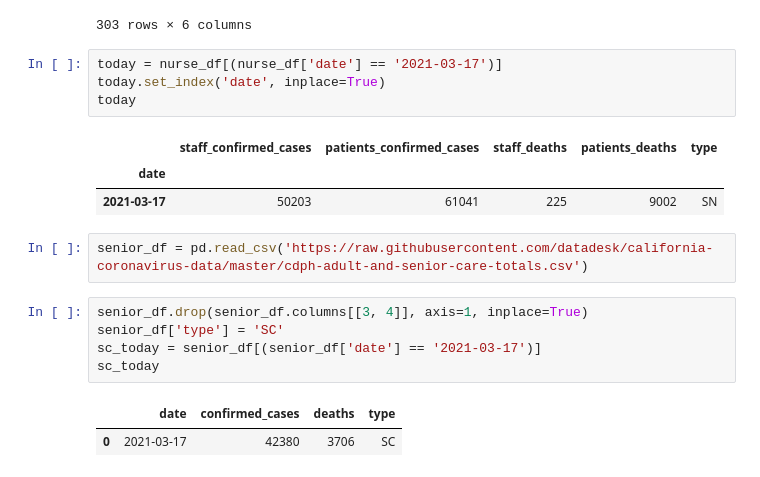
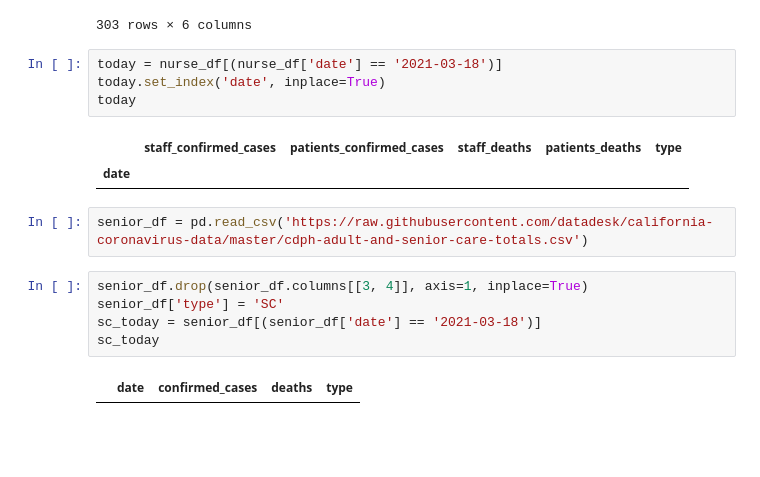
Before and after one commit to menlodoug/covid_crunching, a Jupyter notebook: pandas/elder_statistics_ca.ipynb, the cells around one changed output. Drawn from its saved outputs; the diff is of its cells as text; blank space fills up the shorter version.

```diff
--- a/pandas/elder_statistics_ca.ipynb
+++ b/pandas/elder_statistics_ca.ipynb
@@ -32,23 +32,21 @@ nurse_df
 | 302 | 2020-04-19 | 1279 | 1721 | nan | nan | SN |
 303 rows × 6 columns
 # %%
-today = nurse_df[(nurse_df['date'] == '2021-03-17')]
+today = nurse_df[(nurse_df['date'] == '2021-03-18')]
 today.set_index('date', inplace=True)
 today
 # %% [output]
 |  | staff_confirmed_cases | patients_confirmed_cases | staff_deaths | patients_deaths | type |
 | date |  |  |  |  |  |
-| 2021-03-17 | 50203 | 61041 | 225 | 9002 | SN |
 # %%
 senior_df = pd.read_csv('https://raw.githubusercontent.com/datadesk/california-coronavirus-data/master/cdph-adult-and-senior-care-totals.csv')
 # %%
 senior_df.drop(senior_df.columns[[3, 4]], axis=1, inplace=True)
 senior_df['type'] = 'SC'
-sc_today = senior_df[(senior_df['date'] == '2021-03-17')]
+sc_today = senior_df[(senior_df['date'] == '2021-03-18')]
 sc_today
 # %% [output]
 |  | date | confirmed_cases | deaths | type |
-| 0 | 2021-03-17 | 42380 | 3706 | SC |
 # %%
 sc_today.set_index('date', inplace=True)
 sc_today
```
Also changed, not shown: parts of 5 cells of this notebook, 37 other files.
